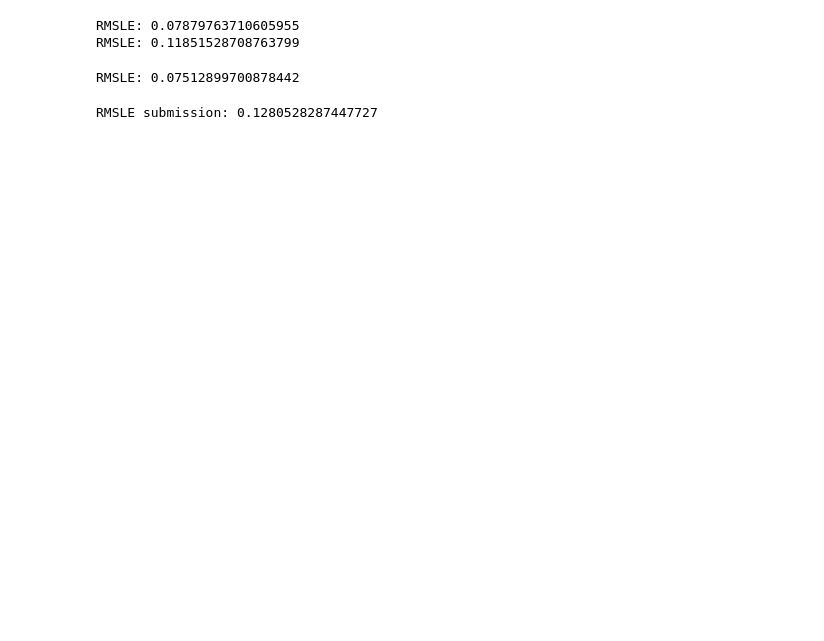
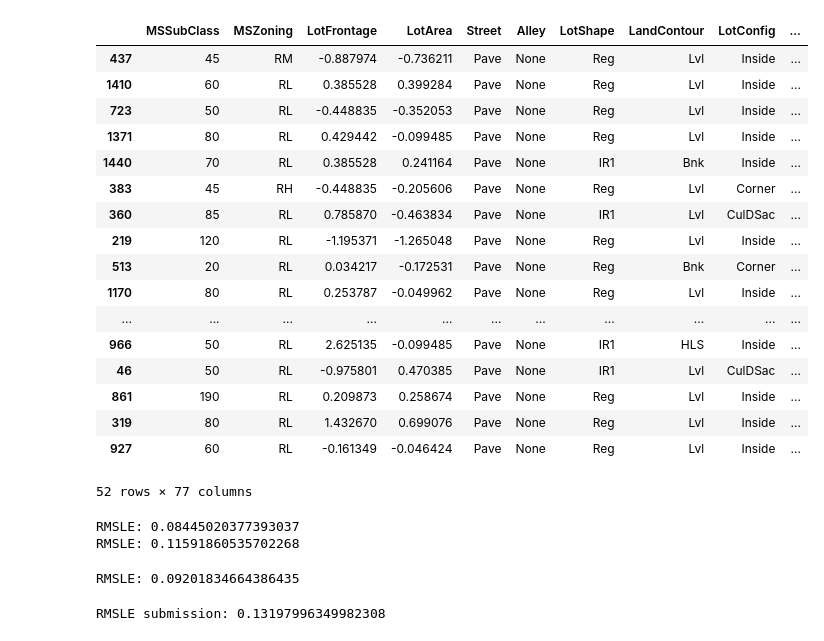
Before and after one commit to Altair200333/ML_tasks, a Jupyter notebook: task4/cats_hyperopt.ipynb, the cells around one changed output. Drawn from its saved outputs; the diff is of its cells as text; code cells hidden in the pictures; blank space fills up the shorter version.

```diff
--- a/task4/cats_hyperopt.ipynb
+++ b/task4/cats_hyperopt.ipynb
@@ -73,17 +72,37 @@ X_test = transformer.transform(X_test, False)
 # %%
 cat_features = np.where(X_train.loc[:, X_train.columns.values].dtypes == "object")[0]
+X_train.iloc[cat_features]
+# %% [output]
+|  | MSSubClass | MSZoning | LotFrontage | LotArea | Street | Alley | LotShape | LandContour | LotConfig | ... |
+| 437 | 45 | RM | -0.887974 | -0.736211 | Pave | None | Reg | Lvl | Inside | ... |
+| 1410 | 60 | RL | 0.385528 | 0.399284 | Pave | None | Reg | Lvl | Inside | ... |
+| 723 | 50 | RL | -0.448835 | -0.352053 | Pave | None | Reg | Lvl | Inside | ... |
+| 1371 | 80 | RL | 0.429442 | -0.099485 | Pave | None | Reg | Lvl | Inside | ... |
+| 1440 | 70 | RL | 0.385528 | 0.241164 | Pave | None | IR1 | Bnk | Inside | ... |
+| 383 | 45 | RH | -0.448835 | -0.205606 | Pave | None | Reg | Lvl | Corner | ... |
+| 360 | 85 | RL | 0.785870 | -0.463834 | Pave | None | IR1 | Lvl | CulDSac | ... |
+| 219 | 120 | RL | -1.195371 | -1.265048 | Pave | None | Reg | Lvl | Inside | ... |
+| 513 | 20 | RL | 0.034217 | -0.172531 | Pave | None | Reg | Bnk | Corner | ... |
+| 1170 | 80 | RL | 0.253787 | -0.049962 | Pave | None | Reg | Lvl | Inside | ... |
+| ... | ... | ... | ... | ... | ... | ... | ... | ... | ... | ... |
+| 966 | 50 | RL | 2.625135 | -0.099485 | Pave | None | IR1 | HLS | Inside | ... |
+| 46 | 50 | RL | -0.975801 | 0.470385 | Pave | None | IR1 | Lvl | CulDSac | ... |
+| 861 | 190 | RL | 0.209873 | 0.258674 | Pave | None | Reg | Lvl | Inside | ... |
+| 319 | 80 | RL | 1.432670 | 0.699076 | Pave | None | Reg | Lvl | Inside | ... |
+| 927 | 60 | RL | -0.161349 | -0.046424 | Pave | None | Reg | Lvl | Inside | ... |
+52 rows × 77 columns
 # %%
 train_pool = Pool(X_train, y_train, cat_features=cat_features)
 dev_pool = Pool(X_test, y_test, cat_features=cat_features)
 
-cat_model = CatBoostRegressor(iterations=90, task_type="GPU",  devices='0:1')
-cat_model.fit(train_pool, verbose=0, plot=False)
+cat_model = CatBoostRegressor(task_type="GPU",  devices='0:1')
+cat_model.fit(train_pool, eval_set=dev_pool, verbose=0, plot=False)
 
 evaluate(cat_model, X_train, y_train)
 evaluate(cat_model, X_test, y_test)
 # %% [output]
-RMSLE: 0.07879763710605955
-RMSLE: 0.11851528708763799
+RMSLE: 0.08445020377393037
+RMSLE: 0.11591860535702268
 # %%
 data = pd.read_csv("./train.csv")
 data = data.drop(columns=["Id"])
@@ -104,12 +123,12 @@ cat_features = np.where(X.loc[:, X.columns.values].dtypes == "object")[0]
 # %%
 train_pool = Pool(X, y, cat_features=cat_features)
 #400 - 0.12927241949496218
-cat_model = CatBoostRegressor(iterations=340, task_type="GPU",  devices='0:1')
+cat_model = CatBoostRegressor(task_type="GPU",  devices='0:1')
 cat_model.fit(train_pool, verbose=0, plot=False)
 
 evaluate(cat_model, X, y)
 # %% [output]
-RMSLE: 0.07512899700878442
+RMSLE: 0.09201834664386435
 # %%
 validation = pd.read_csv("./test.csv")
 val_ids = validation["Id"]
@@ -117,10 +136,10 @@ validation = validation.drop(columns=["Id"])
 
 validation = transformer.prepare(validation)
 validation = transformer.transform(validation, False)
-to_categorical(validation)
+#to_categorical(validation)
 
 sub_predictions = cat_model.predict(validation)
 print("RMSLE submission: " + str(rmsle(sub_predictions, np.log1p(cheat["SalePrice"]))))
 #evaluate(lbg_model, validation,  np.log1p(cheat["SalePrice"]))
 # %% [output]
-RMSLE submission: 0.1280528287447727
+RMSLE submission: 0.13197996349982308
```
Also changed, not shown: parts of 2 cells of this notebook, 11 other files.
